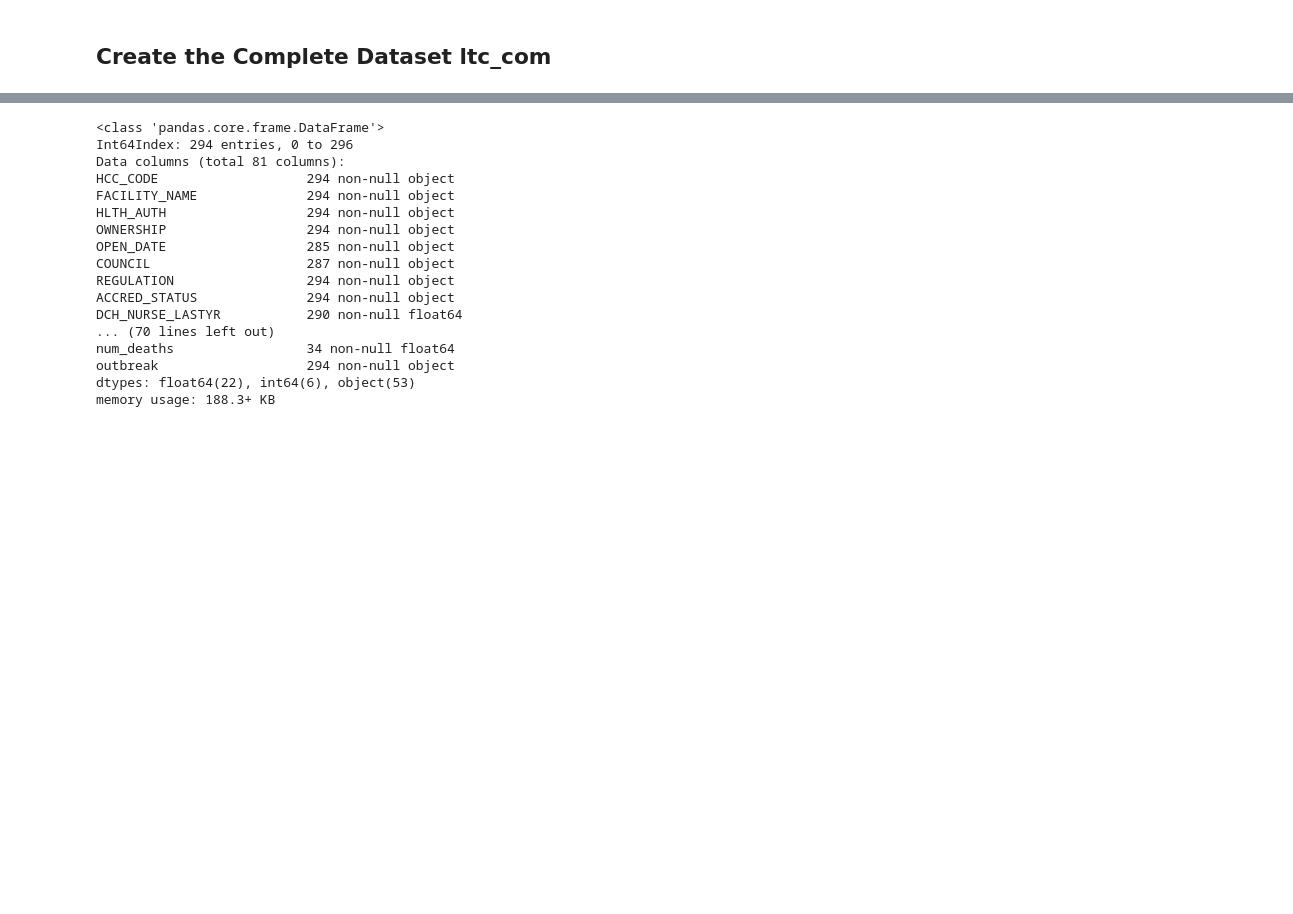
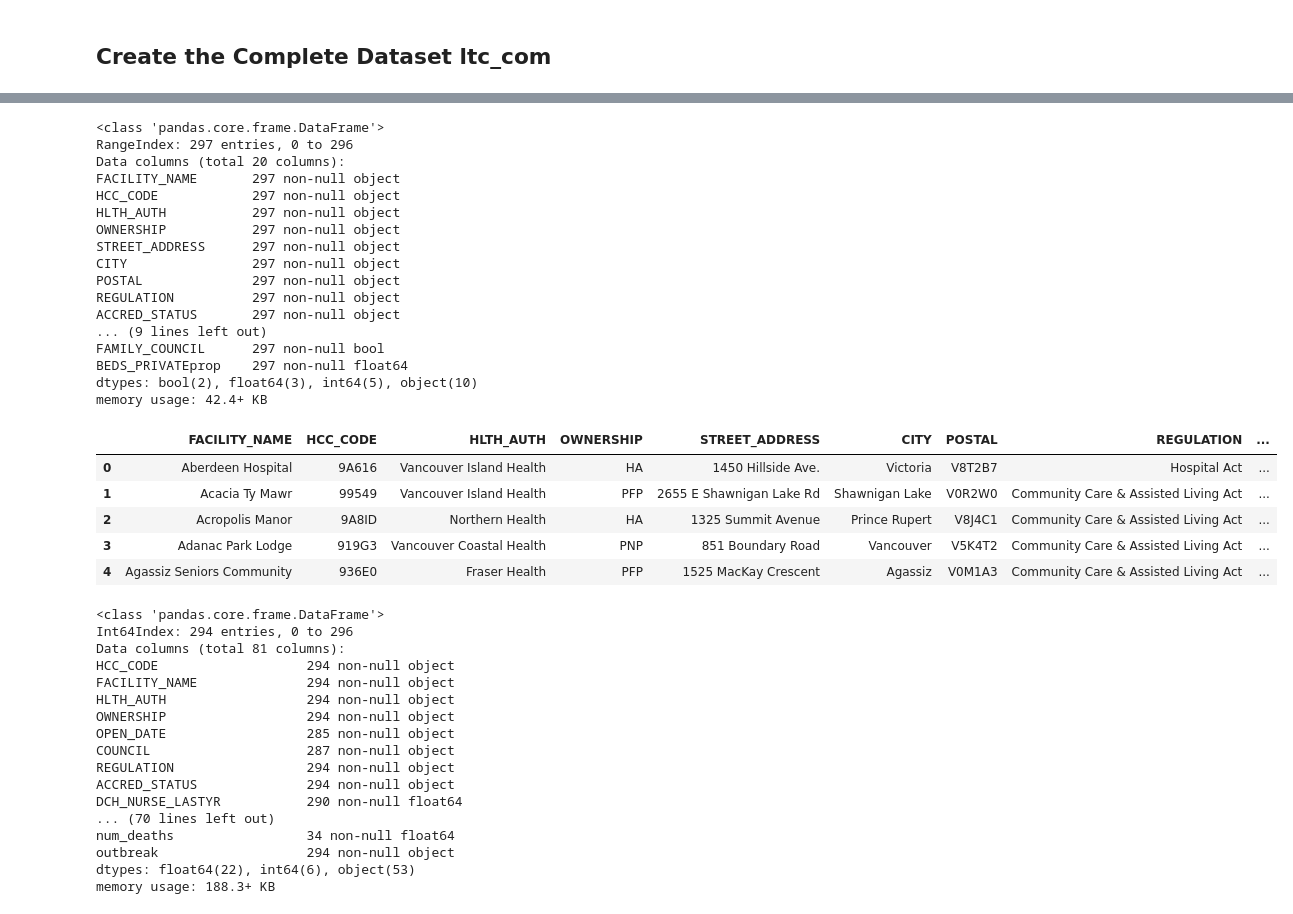
Before and after one commit to nganlyle/wrangle_covid, a Jupyter notebook: wrangling/ngan_bc_data_prep.ipynb, the cells around one changed output, grey strips where cells are left out. Cells and saved outputs as stored; diff of their text form; code cells hidden in the pictures; blank space fills up the shorter version.

```diff
--- a/wrangling/ngan_bc_data_prep.ipynb
+++ b/wrangling/ngan_bc_data_prep.ipynb
@@ -75,0 +111,5 @@ ltc_com.to_csv(r'..\data\BC\bc_ltc_complete.csv', index = False)
+# %%
+ltc_sel = ltc
+ltc_sel = ltc_sel.dropna(axis=1)
+ltc_sel.info()
+# ltc_sel.head()
@@ -75,0 +134,39 @@ ltc_com.to_csv(r'..\data\BC\bc_ltc_complete.csv', index = False)
+# %%
+# Drop irrelevant columns
+ls = [
+    'PHONE',
+    'OPERATOR_NAME', # there are 100 unique values
+    'BEDS_PRIVATE',
+    'BEDS_PUBLIC',
+    'ADVERSE_EVENT',
+    'WEBPAGE',
+    'cleaned_name',
+]
+
+ltc_sel = ltc_sel.drop(ls, axis = 1)
+ltc_sel.info()
+ltc_sel.head()
+# %% [output]
+<class 'pandas.core.frame.DataFrame'>
+RangeIndex: 297 entries, 0 to 296
+Data columns (total 20 columns):
+FACILITY_NAME       297 non-null object
+HCC_CODE            297 non-null object
+HLTH_AUTH           297 non-null object
+OWNERSHIP           297 non-null object
+STREET_ADDRESS      297 non-null object
+CITY                297 non-null object
+POSTAL              297 non-null object
+REGULATION          297 non-null object
+ACCRED_STATUS       297 non-null object
+... (9 lines left out)
+FAMILY_COUNCIL      297 non-null bool
+BEDS_PRIVATEprop    297 non-null float64
+dtypes: bool(2), float64(3), int64(5), object(10)
+memory usage: 42.4+ KB
+|  | FACILITY_NAME | HCC_CODE | HLTH_AUTH | OWNERSHIP | STREET_ADDRESS | CITY | POSTAL | REGULATION | ... |
+| 0 | Aberdeen Hospital | 9A616 | Vancouver Island Health | HA | 1450 Hillside Ave. | Victoria | V8T2B7 | Hospital Act | ... |
+| 1 | Acacia Ty Mawr | 99549 | Vancouver Island Health | PFP | 2655 E Shawnigan Lake Rd | Shawnigan Lake | V0R2W0 | Community Care & Assisted Living Act | ... |
+| 2 | Acropolis Manor | 9A8ID | Northern Health | HA | 1325 Summit Avenue | Prince Rupert | V8J4C1 | Community Care & Assisted Living Act | ... |
+| 3 | Adanac Park Lodge | 919G3 | Vancouver Coastal Health | PNP | 851 Boundary Road | Vancouver | V5K4T2 | Community Care & Assisted Living Act | ... |
+| 4 | Agassiz Seniors Community | 936E0 | Fraser Health | PFP | 1525 MacKay Crescent | Agassiz | V0M1A3 | Community Care & Assisted Living Act | ... |
```
Also changed, not shown: parts of 5 cells of this notebook, 2 other files.
